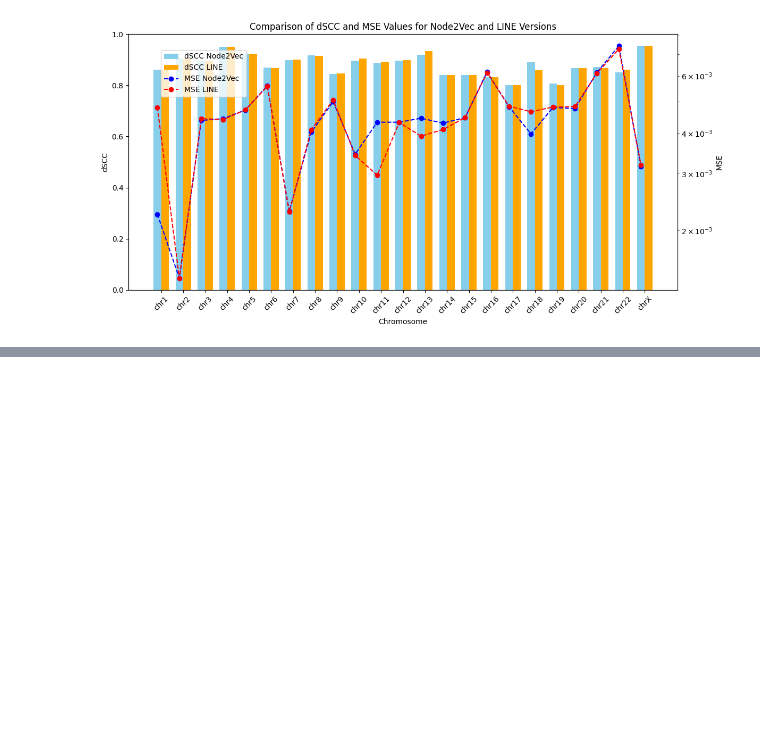
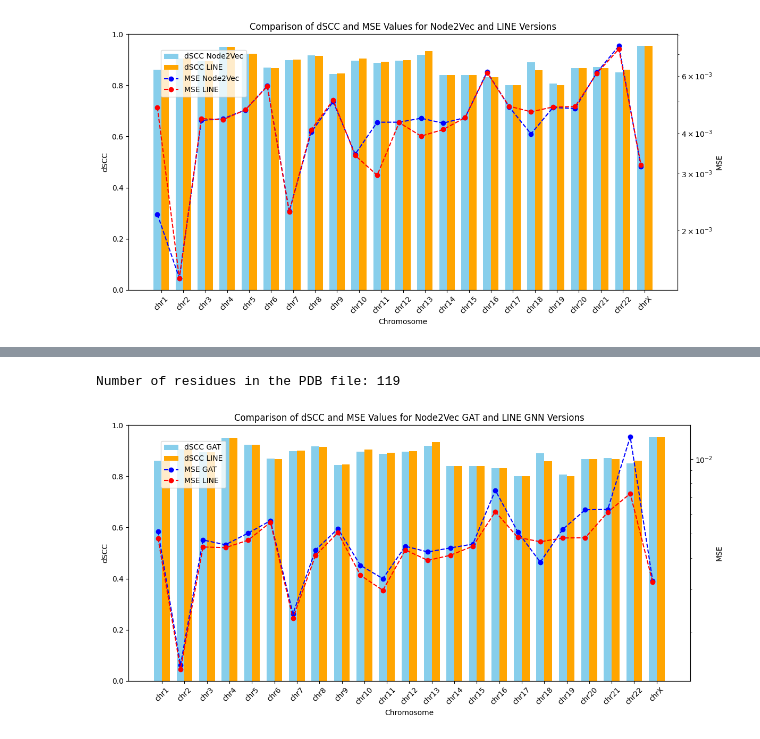
Before and after one commit to beyzoskaya/HiC-GNN, a Jupyter notebook: visualize.ipynb, the cells around one changed output, grey strips where cells are left out. Cells and saved outputs as stored; diff of their text form; code cells hidden in the pictures; blank space fills up the shorter version.

Commit message:
reduced version GAT comparison

```diff
--- a/visualize.ipynb
+++ b/visualize.ipynb
@@ -727,0 +674,18 @@ plt.show()
+# %%
+def count_residues(pdb_filename):
+    with open(pdb_filename, 'r') as pdb_file:
+        residues = set()
+
+        for line in pdb_file:
+            if line.startswith('ATOM') or line.startswith('HETATM'):
+                res_id = line[22:26].strip()
+                residues.add(res_id)  #
+
+        num_residues = len(residues)
+        return num_residues
+
+pdb_filename = 'Outputs/node2vec_GAT_original_GM12878/GM12878_chr1_1mb_node2vec_GAT_structure.pdb'
+num_residues_chr1_GAT = count_residues(pdb_filename)
+print(f'Number of residues in the PDB file: {num_residues}')
+# %% [output]
+Number of residues in the PDB file: 119
@@ -727,0 +796,41 @@ plt.show()
+# %%
+def process_values(data):
+    return [(int(chrom[3:]) if chrom[3:].isdigit() else 23, chrom, value) for chrom, value in data.items()]
+
+dscc_node2vec_GAT_pairs = sorted(process_values(dscc_GAT))
+dscc_line_pairs = sorted(process_values(dscc_LINE))
+mse_node2vec_pairs = sorted(process_values(MSE_GAT))
+mse_line_pairs = sorted(process_values(MSE_LINE))
+
+sorted_chromosomes = [f'chr{chrom}' if chrom != 23 else 'chrX' for chrom, _, _ in dscc_node2vec_pairs]
+dscc_node2vec_values = [value for _, _, value in dscc_node2vec_pairs]
+dscc_line_values = [value for _, _, value in dscc_line_pairs]
+mse_node2vec_values = [value for _, _, value in mse_node2vec_pairs]
+mse_line_values = [value for _, _, value in mse_line_pairs]
+
+fig, ax1 = plt.subplots(figsize=(12, 6))
+
+bar_width = 0.35
+index = np.arange(len(sorted_chromosomes))
+
+ax1.bar(index, dscc_node2vec_values, bar_width, label='dSCC GAT', color='skyblue')
+ax1.bar(index + bar_width, dscc_line_values, bar_width, label='dSCC LINE', color='orange')
+ax1.set_xlabel('Chromosome')
+ax1.set_ylabel('dSCC')
+ax1.set_title('Comparison of dSCC and MSE Values for Node2Vec GAT and LINE GNN Versions')
+ax1.set_xticks(index + bar_width / 2)
+ax1.set_xticklabels(sorted_chromosomes, rotation=45)
+ax1.set_ylim(0, 1)
+
+ax2 = ax1.twinx()
+ax2.plot(index, mse_node2vec_values, marker='o', color='blue', label='MSE GAT', linestyle='dashed')
+ax2.plot(index, mse_line_values, marker='o', color='red', label='MSE LINE', linestyle='dashed')
+ax2.set_ylabel('MSE')
+ax2.set_yscale('log')
+
+fig.legend(loc='upper left', bbox_to_anchor=(0.1, 0.9))
+fig.tight_layout()
+
+plt.show()
+# %% [output]
+[figure, added]
```
Also changed, not shown: parts of 13 cells of this notebook.
